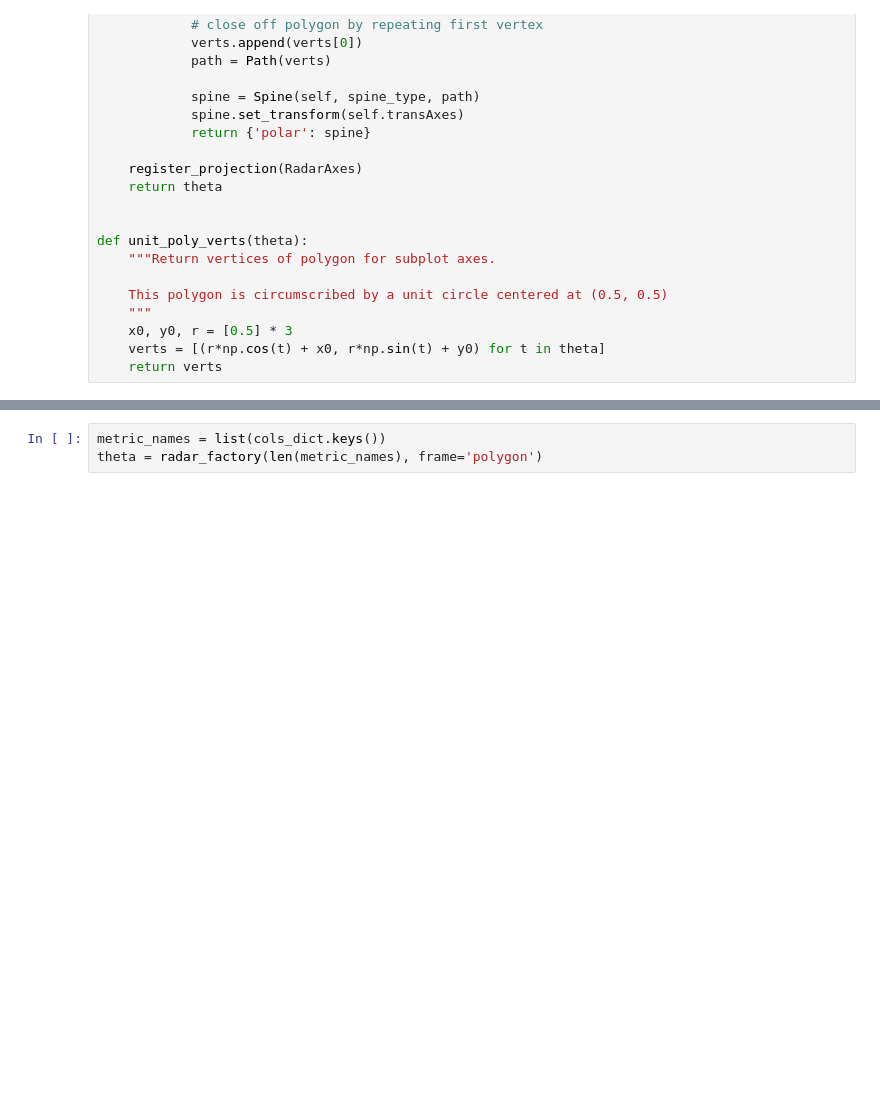
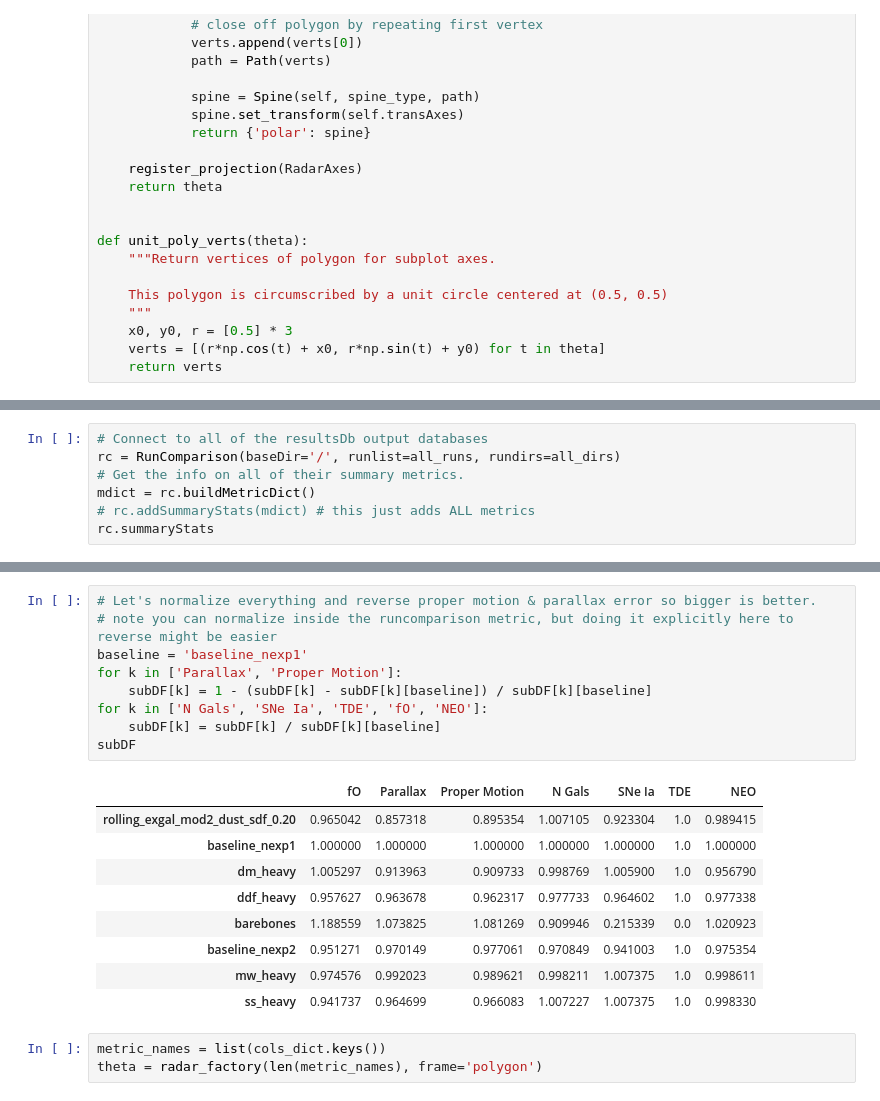
Before and after one commit to lsst-sims/sims_featureScheduler_runs1.5, a Jupyter notebook: beta_radar/beta_radar.ipynb, the cells around one changed output, grey strips where cells are left out. Cells and saved outputs as stored; diff of their text form; blank space fills up the shorter version.

```diff
--- a/beta_radar/beta_radar.ipynb
+++ b/beta_radar/beta_radar.ipynb
@@ -181,0 +167,7 @@ Name: TDEsAsciiMetric  HealpixSlicer, dtype: float64
+# %%
+# Connect to all of the resultsDb output databases
+rc = RunComparison(baseDir='/', runlist=all_runs, rundirs=all_dirs)
+# Get the info on all of their summary metrics.
+mdict = rc.buildMetricDict()
+# rc.addSummaryStats(mdict) # this just adds ALL metrics
+rc.summaryStats
@@ -232,3 +262,22 @@ sub_df
+# %%
+# Let's normalize everything and reverse proper motion & parallax error so bigger is better.
+# note you can normalize inside the runcomparison metric, but doing it explicitly here to reverse might be easier
+baseline = 'baseline_nexp1'
+for k in ['Parallax', 'Proper Motion']:
+    subDF[k] = 1 - (subDF[k] - subDF[k][baseline]) / subDF[k][baseline]
+for k in ['N Gals', 'SNe Ia', 'TDE', 'fO', 'NEO']:
+    subDF[k] = subDF[k] / subDF[k][baseline]
+subDF
+# %% [output]
+|  | fO | Parallax | Proper Motion | N Gals | SNe Ia | TDE | NEO |
+| rolling_exgal_mod2_dust_sdf_0.20 | 0.965042 | 0.857318 | 0.895354 | 1.007105 | 0.923304 | 1.0 | 0.989415 |
+| baseline_nexp1 | 1.000000 | 1.000000 | 1.000000 | 1.000000 | 1.000000 | 1.0 | 1.000000 |
+| dm_heavy | 1.005297 | 0.913963 | 0.909733 | 0.998769 | 1.005900 | 1.0 | 0.956790 |
+| ddf_heavy | 0.957627 | 0.963678 | 0.962317 | 0.977733 | 0.964602 | 1.0 | 0.977338 |
+| barebones | 1.188559 | 1.073825 | 1.081269 | 0.909946 | 0.215339 | 0.0 | 1.020923 |
+| baseline_nexp2 | 0.951271 | 0.970149 | 0.977061 | 0.970849 | 0.941003 | 1.0 | 0.975354 |
+| mw_heavy | 0.974576 | 0.992023 | 0.989621 | 0.998211 | 1.007375 | 1.0 | 0.998611 |
+| ss_heavy | 0.941737 | 0.964699 | 0.966083 | 1.007227 | 1.007375 | 1.0 | 0.998330 |
 # %%
 metric_names = list(cols_dict.keys())
 theta = radar_factory(len(metric_names), frame='polygon')
```
Also changed, not shown: parts of 20 cells of this notebook.
